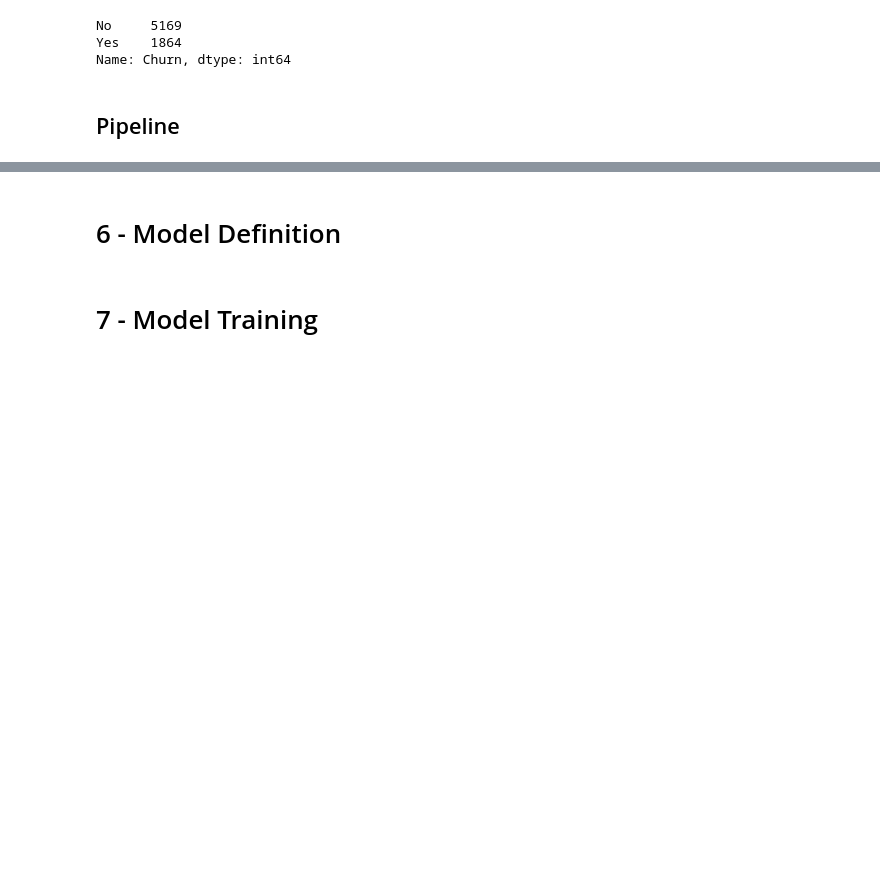
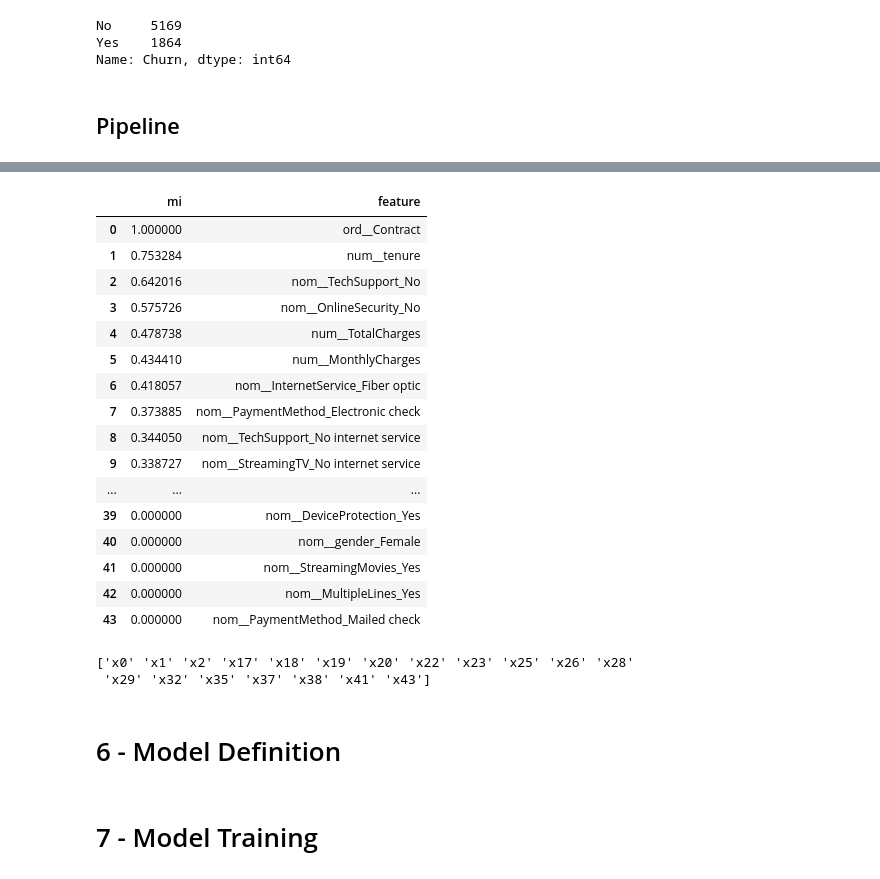
Before and after one commit to jasonrichdarmawan/p2-ml1, a Jupyter notebook: h8dsft_P2M1_jason_rich_darmawan_onggo_putra.ipynb, the cells around one changed output, grey strips where cells are left out. Saved outputs shown, nothing was run; the diff lists cells and outputs as text; code cells hidden in the pictures; blank space fills up the shorter version.

```diff
--- a/h8dsft_P2M1_jason_rich_darmawan_onggo_putra.ipynb
+++ b/h8dsft_P2M1_jason_rich_darmawan_onggo_putra.ipynb
@@ -480,0 +530,17 @@ None
+# %%
+# Multicollinearity test
+def isolate():
+    X_train_final = composer.fit_transform(X=X_train)
+    X_train_final_df = pd.DataFrame(
+        data=X_train_final,
+        columns=composer.get_feature_names_out()
+    )
+    cols = np.concatenate([
+        ["num__" + num for num in composer.named_transformers_['num'].get_feature_names_out()],
+        ["ord__" + ord for ord in composer.named_transformers_['ord'].get_feature_names_out()]
+    ])
+    display(X_train_final_df[cols].corr(method="kendall")
+                                      .style
+                                      .background_gradient(cmap="coolwarm"))
+
+isolate()
@@ -480,0 +566,46 @@ None
+# %%
+# Mutual information test
+def isolate():
+    composer.fit(X=X_train)
+    X_train_final = composer.transform(X=X_train)
+    y_train_final = y_train.map({'No': 0, 'Yes': 1})
+    mi = mutual_info_classif(
+        X=X_train_final,
+        y=y_train_final,
+        # discrete_features=[feature.startswith(("nom", "ord")) for feature in composer.get_feature_names_out()],
+        random_state=0
+    )
+    df_c = pd.DataFrame()
+    # df_c['mi'] = mi
+    df_c['mi'] = mi / np.max(mi)
+    df_c['feature'] = composer.get_feature_names_out()
+    display(df_c.sort_values(by='mi', ascending=False)
+                .reset_index(drop=True)
+                .style.background_gradient(cmap='coolwarm'))
+
+    selector = SelectKBest(score_func=sel.sel_score, k=19)
+    selector.fit(X=X_train_final, y=y_train_final)
+    # sanity check
+    print(selector.get_feature_names_out())
+
+isolate()
+# %% [output]
+|  | mi | feature |
+| 0 | 1.000000 | ord__Contract |
+| 1 | 0.753284 | num__tenure |
+| 2 | 0.642016 | nom__TechSupport_No |
+| 3 | 0.575726 | nom__OnlineSecurity_No |
+| 4 | 0.478738 | num__TotalCharges |
+| 5 | 0.434410 | num__MonthlyCharges |
+| 6 | 0.418057 | nom__InternetService_Fiber optic |
+| 7 | 0.373885 | nom__PaymentMethod_Electronic check |
+| 8 | 0.344050 | nom__TechSupport_No internet service |
+| 9 | 0.338727 | nom__StreamingTV_No internet service |
+| ... | ... | ... |
+| 39 | 0.000000 | nom__DeviceProtection_Yes |
+| 40 | 0.000000 | nom__gender_Female |
+| 41 | 0.000000 | nom__StreamingMovies_Yes |
+| 42 | 0.000000 | nom__MultipleLines_Yes |
+| 43 | 0.000000 | nom__PaymentMethod_Mailed check |
+['x0' 'x1' 'x2' 'x17' 'x18' 'x19' 'x20' 'x22' 'x23' 'x25' 'x26' 'x28'
+ 'x29' 'x32' 'x35' 'x37' 'x38' 'x41' 'x43']
```
Also changed, not shown: parts of 10 cells of this notebook, 1 other file.
